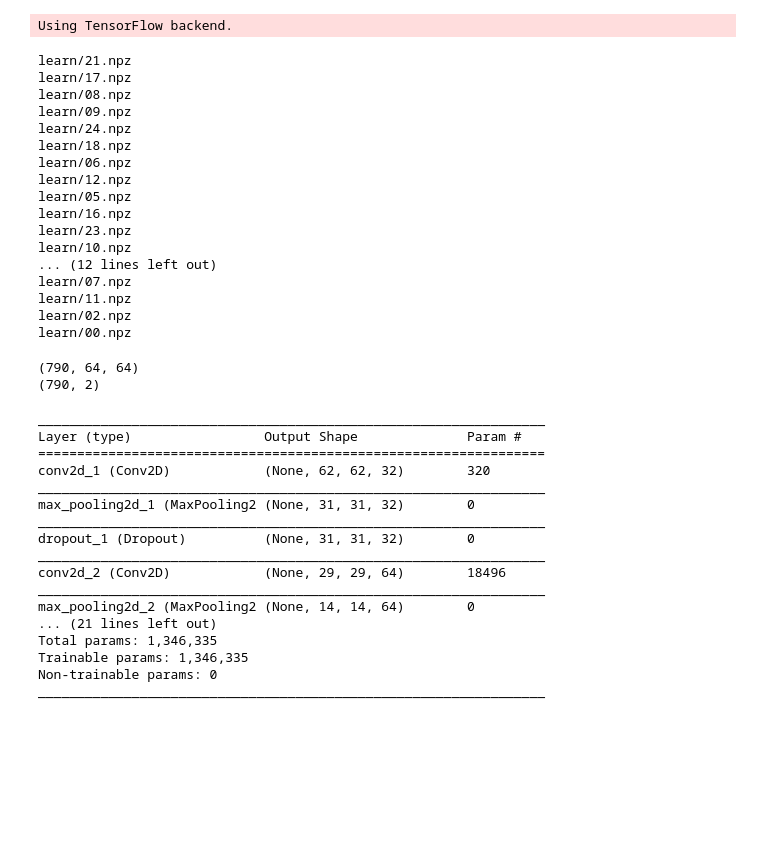
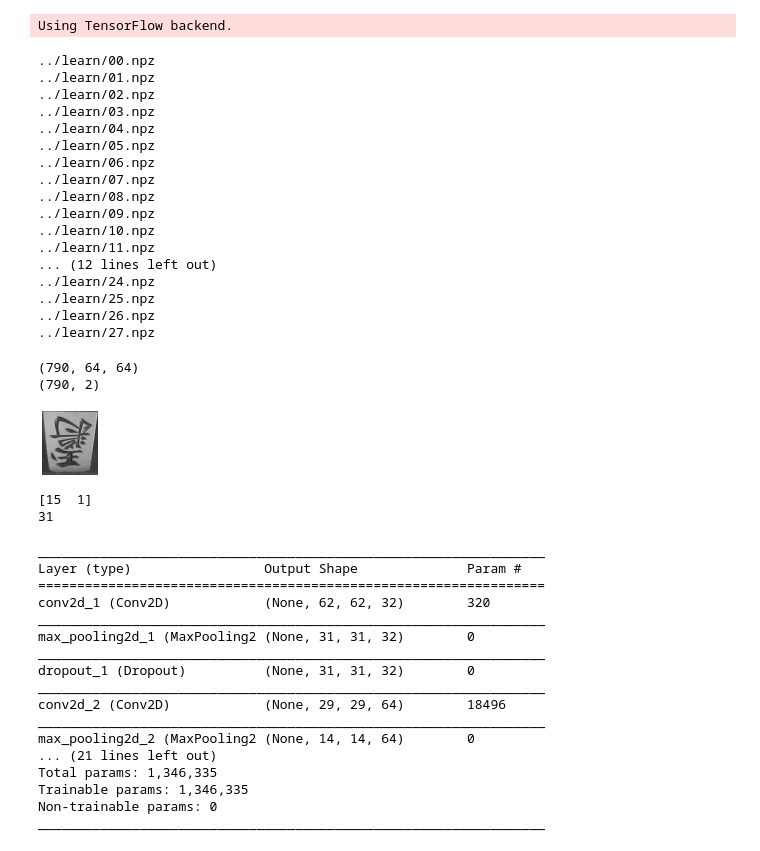
Before and after one commit to na-o-ys/old_shogi-camera, a Jupyter notebook: notes/shogi-reverse.ipynb, the cells around one changed output. Saved outputs shown, nothing was run; the diff lists cells and outputs as text; code cells hidden in the pictures; blank space fills up the shorter version.

```diff
--- a/notes/shogi-reverse.ipynb
+++ b/notes/shogi-reverse.ipynb
@@ -29,7 +29,7 @@ input_shape = (img_rows, img_cols, 1)
 
 series_imgs = []
 series_labels = []
-for i, series in enumerate(glob.glob("learn/*.npz")):
+for i, series in enumerate(sorted(glob.glob("../learn/*.npz"))):
     file = np.load(series)
     print(series)
     series_imgs.append(file['imgs'].astype(np.float32))
@@ -37,23 +37,23 @@ for i, series in enumerate(glob.glob("learn/*.npz")):
 num_series = len(series_imgs)
 # %% [output]
 Using TensorFlow backend.
-learn/21.npz
-learn/17.npz
-learn/08.npz
-learn/09.npz
-learn/24.npz
-learn/18.npz
-learn/06.npz
-learn/12.npz
-learn/05.npz
-learn/16.npz
-learn/23.npz
-learn/10.npz
+../learn/00.npz
+../learn/01.npz
+../learn/02.npz
+../learn/03.npz
+../learn/04.npz
+../learn/05.npz
+../learn/06.npz
+../learn/07.npz
+../learn/08.npz
+../learn/09.npz
+../learn/10.npz
+../learn/11.npz
 ... (12 lines left out)
-learn/07.npz
-learn/11.npz
-learn/02.npz
-learn/00.npz
+../learn/24.npz
+../learn/25.npz
+../learn/26.npz
+../learn/27.npz
 # %%
 # load all
 x_all = np.empty((0, img_rows, img_cols))
@@ -89,4 +89,12 @@ x_all /= 255
 # %% [output]
 (790, 64, 64)
 (790, 2)
+# %%
+display_image((x_all[401] * 255)[:, :, 0])
+print(y_all[401])
+print(num_classes)
+# %% [output]
+[figure, added]
+[15  1]
+31
 # %%
```
Also changed, not shown: parts of 7 cells of this notebook, 35 other files.
